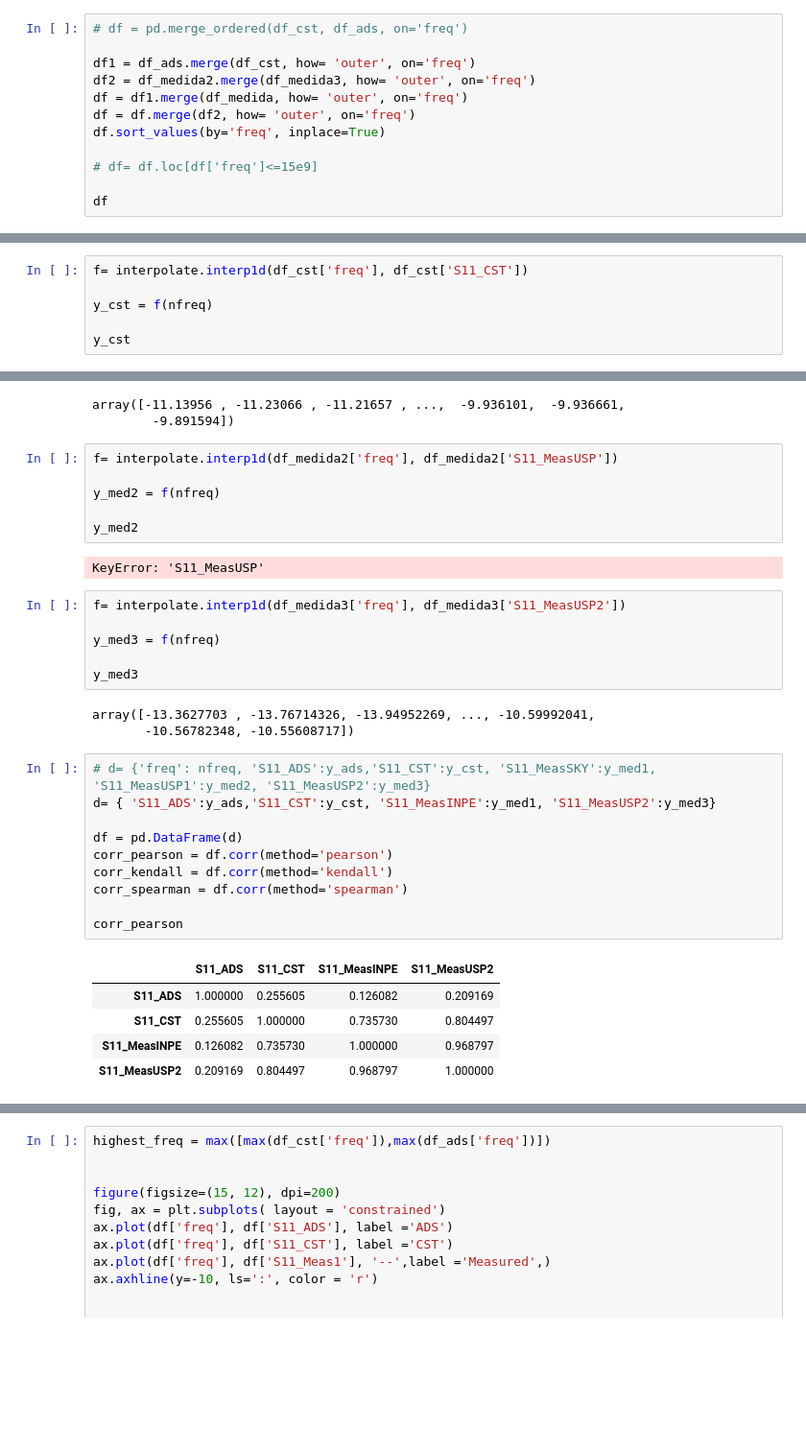
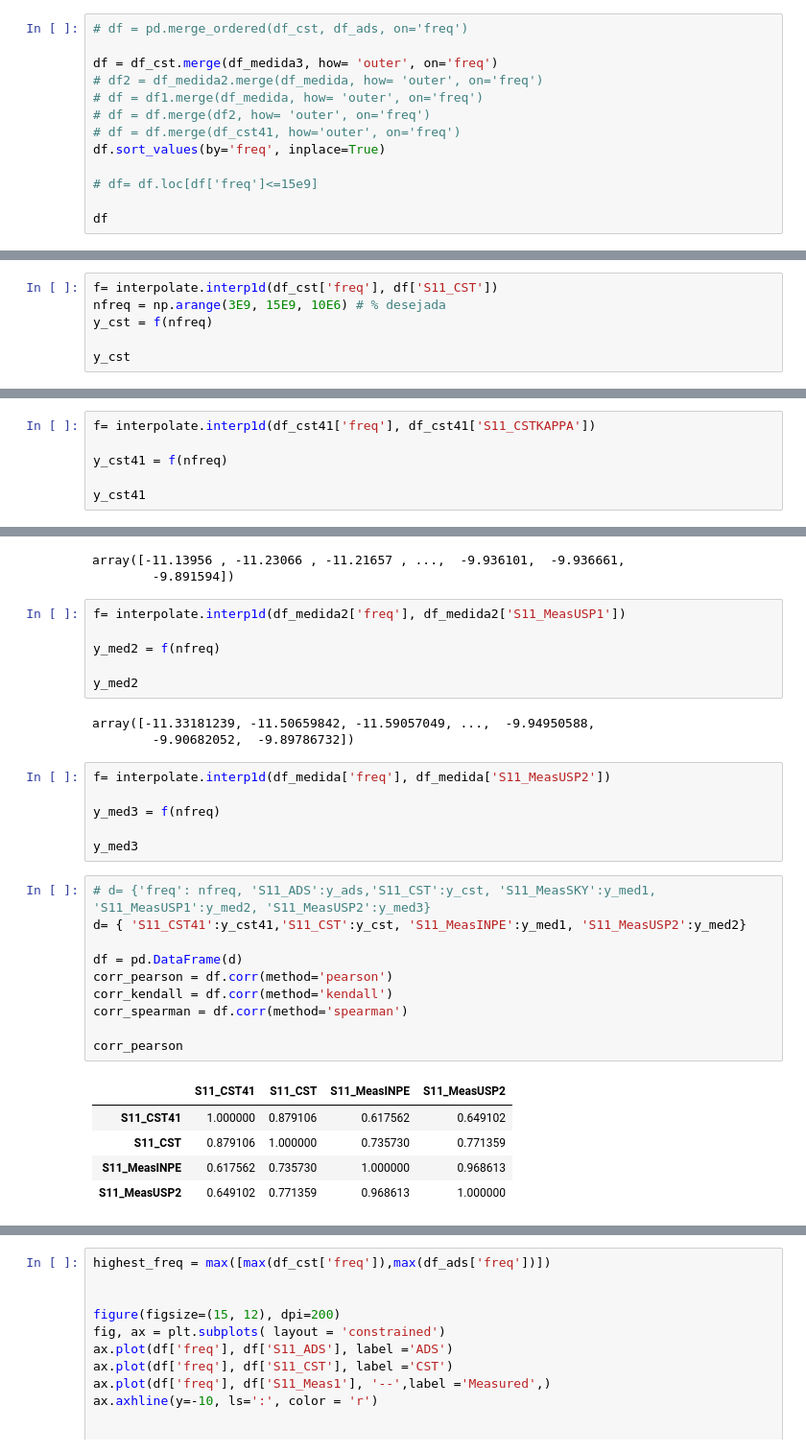
Before and after one commit to stefanorezende/S11_Analysis, a Jupyter notebook: 0_Cardioid_Simul_x_Medidas_plot.ipynb, the cells around one changed output, grey strips where cells are left out. Shown: that part at 96% size. Cells and saved outputs as stored; diff of their text form; blank space fills up the shorter version.

```diff
--- a/0_Cardioid_Simul_x_Medidas_plot.ipynb
+++ b/0_Cardioid_Simul_x_Medidas_plot.ipynb
@@ -97,10 +174,11 @@ Name: freq, Length: 1001, dtype: float64
 # %%
 # df = pd.merge_ordered(df_cst, df_ads, on='freq')
 
-df1 = df_ads.merge(df_cst, how= 'outer', on='freq')
-df2 = df_medida2.merge(df_medida3, how= 'outer', on='freq')
-df = df1.merge(df_medida, how= 'outer', on='freq')
-df = df.merge(df2, how= 'outer', on='freq')
+df = df_cst.merge(df_medida3, how= 'outer', on='freq')
+# df2 = df_medida2.merge(df_medida, how= 'outer', on='freq')
+# df = df1.merge(df_medida, how= 'outer', on='freq')
+# df = df.merge(df2, how= 'outer', on='freq')
+# df = df.merge(df_cst41, how='outer', on='freq')
 df.sort_values(by='freq', inplace=True)
 
 # df= df.loc[df['freq']<=15e9]
@@ -134,9 +212,15 @@ array([-19.86073769, -19.84906538, -19.81174331, ...,  -8.98657486,
 # %%
-f= interpolate.interp1d(df_cst['freq'], df_cst['S11_CST'])
-
+f= interpolate.interp1d(df_cst['freq'], df['S11_CST'])
+nfreq = np.arange(3E9, 15E9, 10E6) # % desejada
 y_cst = f(nfreq)
 
 y_cst
 # %% [output]
 array([-17.917936 , -17.9503905, -17.982845 , ..., -14.304529 ,
        -14.328565 , -14.352601 ])
+# %%
+f= interpolate.interp1d(df_cst41['freq'], df_cst41['S11_CSTKAPPA'])
+
+y_cst41 = f(nfreq)
+
+y_cst41
@@ -150,35 +237,33 @@ y_med1
 array([-11.13956 , -11.23066 , -11.21657 , ...,  -9.936101,  -9.936661,
         -9.891594])
 # %%
-f= interpolate.interp1d(df_medida2['freq'], df_medida2['S11_MeasUSP'])
+f= interpolate.interp1d(df_medida2['freq'], df_medida2['S11_MeasUSP1'])
 
 y_med2 = f(nfreq)
 
 y_med2
 # %% [output]
-KeyError: 'S11_MeasUSP'
+array([-11.33181239, -11.50659842, -11.59057049, ...,  -9.94950588,
+        -9.90682052,  -9.89786732])
 # %%
-f= interpolate.interp1d(df_medida3['freq'], df_medida3['S11_MeasUSP2'])
+f= interpolate.interp1d(df_medida['freq'], df_medida['S11_MeasUSP2'])
 
 y_med3 = f(nfreq)
 
 y_med3
-# %% [output]
-array([-13.3627703 , -13.76714326, -13.94952269, ..., -10.59992041,
-       -10.56782348, -10.55608717])
 # %%
 # d= {'freq': nfreq, 'S11_ADS':y_ads,'S11_CST':y_cst, 'S11_MeasSKY':y_med1, 'S11_MeasUSP1':y_med2, 'S11_MeasUSP2':y_med3}
-d= { 'S11_ADS':y_ads,'S11_CST':y_cst, 'S11_MeasINPE':y_med1, 'S11_MeasUSP2':y_med3}
+d= { 'S11_CST41':y_cst41,'S11_CST':y_cst, 'S11_MeasINPE':y_med1, 'S11_MeasUSP2':y_med2}
 
 df = pd.DataFrame(d)
 corr_pearson = df.corr(method='pearson')
 corr_kendall = df.corr(method='kendall')
 corr_spearman = df.corr(method='spearman')
 
 corr_pearson
 # %% [output]
-|  | S11_ADS | S11_CST | S11_MeasINPE | S11_MeasUSP2 |
-| S11_ADS | 1.000000 | 0.255605 | 0.126082 | 0.209169 |
-| S11_CST | 0.255605 | 1.000000 | 0.735730 | 0.804497 |
-| S11_MeasINPE | 0.126082 | 0.735730 | 1.000000 | 0.968797 |
-| S11_MeasUSP2 | 0.209169 | 0.804497 | 0.968797 | 1.000000 |
+|  | S11_CST41 | S11_CST | S11_MeasINPE | S11_MeasUSP2 |
+| S11_CST41 | 1.000000 | 0.879106 | 0.617562 | 0.649102 |
+| S11_CST | 0.879106 | 1.000000 | 0.735730 | 0.771359 |
+| S11_MeasINPE | 0.617562 | 0.735730 | 1.000000 | 0.968613 |
+| S11_MeasUSP2 | 0.649102 | 0.771359 | 0.968613 | 1.000000 |
```
Also changed, not shown: parts of 10 cells of this notebook, 5 other files.
